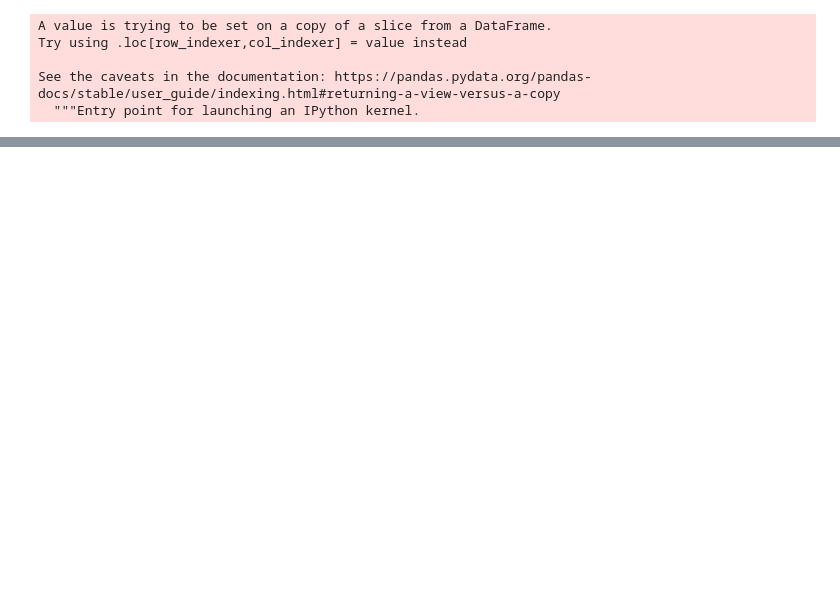
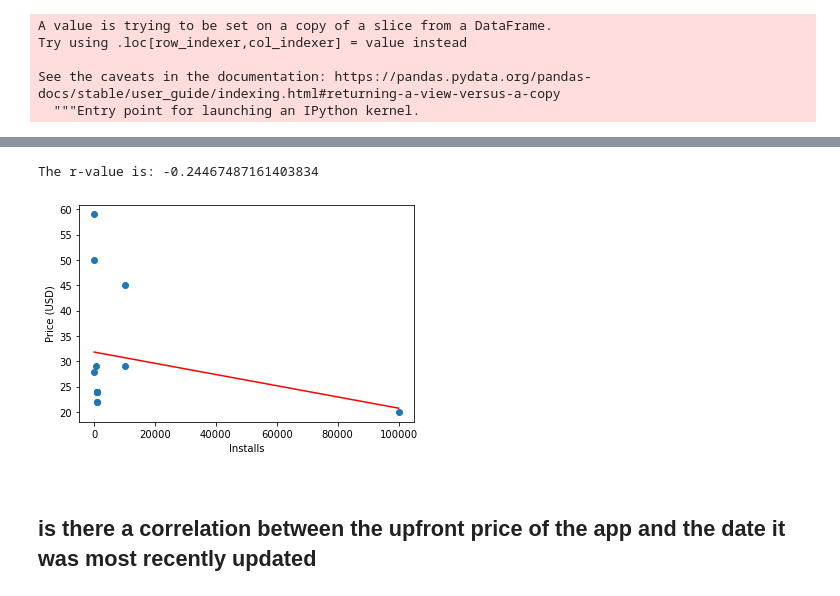
Before and after one commit to britchin/project_one, a Jupyter notebook: project_one.ipynb, the cells around one changed output, grey strips where cells are left out. Saved outputs shown, nothing was run; the diff lists cells and outputs as text; code cells hidden in the pictures; blank space fills up the shorter version.

```diff
--- a/project_one.ipynb
+++ b/project_one.ipynb
@@ -409,0 +465,22 @@ The r-value is: -0.04751133842385168
+# %%
+lessthan_twenty = game_df.loc[game_df['Price'] >= 20.00]
+# %%
+x_values = lessthan_twenty['Installs'].astype('int64')
+y_values = lessthan_twenty['Price'].astype('int64')
+(slope, intercept, rvalue, pvalue, stderr) = linregress(x_values, y_values)
+regress_values = x_values * slope + intercept
+line_eq = "y = " + str(round(slope,2)) + "x + " + str(round(intercept,2))
+plt.scatter(x_values,y_values)
+plt.plot(x_values,regress_values,"r-")
+plt.annotate(line_eq,(6,10),fontsize=15,color="red")
+plt.xlabel('Installs')
+plt.ylabel('Price (USD)')
+
+print(f"The r-value is: {rvalue}")
+
+plt.show()
+# %% [output]
+The r-value is: -0.24467487161403834
+[figure, added]
+# %% [markdown]
+## is there a correlation between the upfront price of the app and the date it was most recently updated
```
Also changed, not shown: parts of 42 cells of this notebook, 2 other files.
